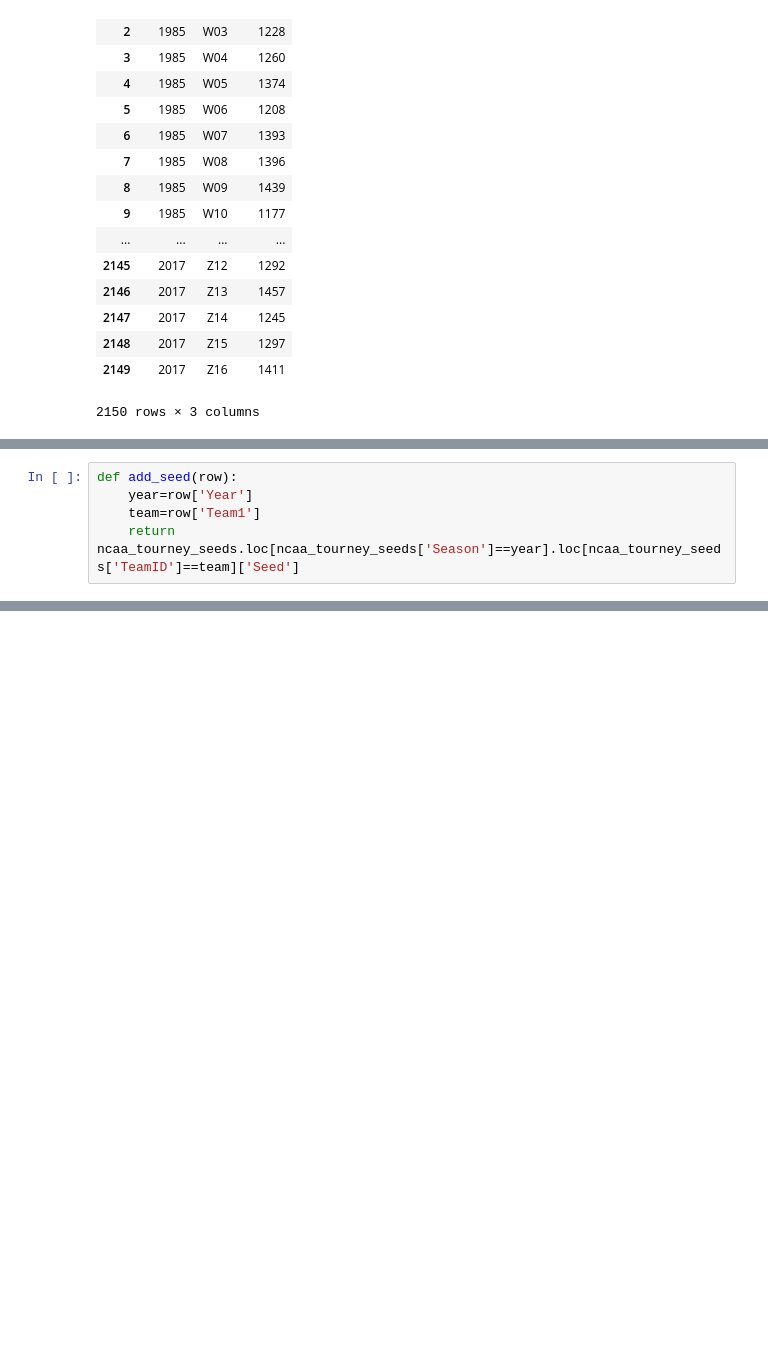
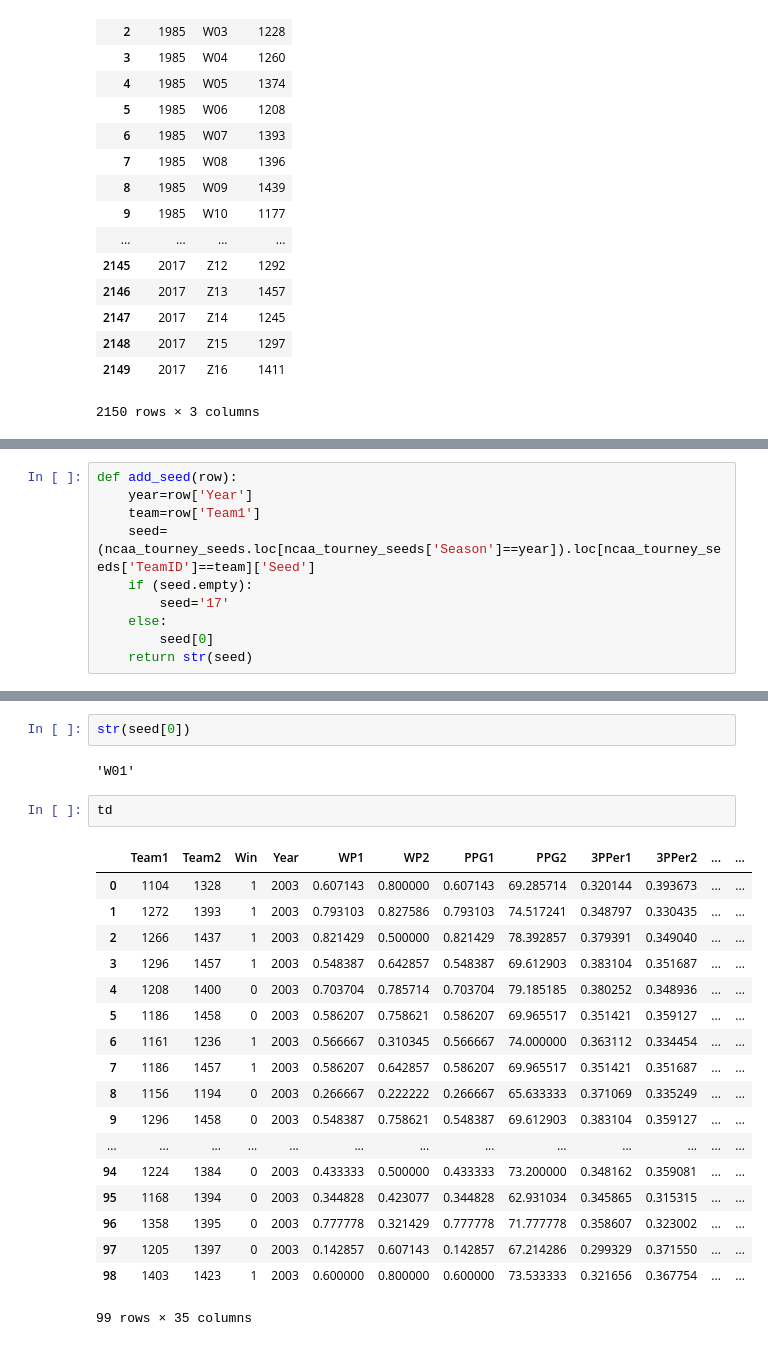
Before and after one commit to frankbreetz/Kaggle, a Jupyter notebook: Google Cloud & NCAA® ML Competition 2018-Men's/NCAA® ML Competition 2018-Men's.ipynb, the cells around one changed output, grey strips where cells are left out. Saved outputs shown, nothing was run; the diff lists cells and outputs as text; blank space fills up the shorter version.

```diff
--- a/Google Cloud & NCAA® ML Competition 2018-Men's/NCAA® ML Competition 2018-Men's.ipynb
+++ b/Google Cloud & NCAA® ML Competition 2018-Men's/NCAA® ML Competition 2018-Men's.ipynb
@@ -796,5 +811,10 @@ Name: Seed, dtype: object
 def add_seed(row):
     year=row['Year']
     team=row['Team1']
-    return ncaa_tourney_seeds.loc[ncaa_tourney_seeds['Season']==year].loc[ncaa_tourney_seeds['TeamID']==team]['Seed']
+    seed=(ncaa_tourney_seeds.loc[ncaa_tourney_seeds['Season']==year]).loc[ncaa_tourney_seeds['TeamID']==team]['Seed']
+    if (seed.empty):
+        seed='17'
+    else:
+        seed[0]
+    return str(seed)
 # %%
@@ -803,0 +830,25 @@ KeyboardInterrupt:
+# %%
+str(seed[0])
+# %% [output]
+'W01'
+# %%
+td
+# %% [output]
+|  | Team1 | Team2 | Win | Year | WP1 | WP2 | PPG1 | PPG2 | 3PPer1 | 3PPer2 | ... | ... |
+| 0 | 1104 | 1328 | 1 | 2003 | 0.607143 | 0.800000 | 0.607143 | 69.285714 | 0.320144 | 0.393673 | ... | ... |
+| 1 | 1272 | 1393 | 1 | 2003 | 0.793103 | 0.827586 | 0.793103 | 74.517241 | 0.348797 | 0.330435 | ... | ... |
+| 2 | 1266 | 1437 | 1 | 2003 | 0.821429 | 0.500000 | 0.821429 | 78.392857 | 0.379391 | 0.349040 | ... | ... |
+| 3 | 1296 | 1457 | 1 | 2003 | 0.548387 | 0.642857 | 0.548387 | 69.612903 | 0.383104 | 0.351687 | ... | ... |
+| 4 | 1208 | 1400 | 0 | 2003 | 0.703704 | 0.785714 | 0.703704 | 79.185185 | 0.380252 | 0.348936 | ... | ... |
+| 5 | 1186 | 1458 | 0 | 2003 | 0.586207 | 0.758621 | 0.586207 | 69.965517 | 0.351421 | 0.359127 | ... | ... |
+| 6 | 1161 | 1236 | 1 | 2003 | 0.566667 | 0.310345 | 0.566667 | 74.000000 | 0.363112 | 0.334454 | ... | ... |
+| 7 | 1186 | 1457 | 1 | 2003 | 0.586207 | 0.642857 | 0.586207 | 69.965517 | 0.351421 | 0.351687 | ... | ... |
+| 8 | 1156 | 1194 | 0 | 2003 | 0.266667 | 0.222222 | 0.266667 | 65.633333 | 0.371069 | 0.335249 | ... | ... |
+| 9 | 1296 | 1458 | 0 | 2003 | 0.548387 | 0.758621 | 0.548387 | 69.612903 | 0.383104 | 0.359127 | ... | ... |
+| ... | ... | ... | ... | ... | ... | ... | ... | ... | ... | ... | ... | ... |
+| 94 | 1224 | 1384 | 0 | 2003 | 0.433333 | 0.500000 | 0.433333 | 73.200000 | 0.348162 | 0.359081 | ... | ... |
+| 95 | 1168 | 1394 | 0 | 2003 | 0.344828 | 0.423077 | 0.344828 | 62.931034 | 0.345865 | 0.315315 | ... | ... |
+| 96 | 1358 | 1395 | 0 | 2003 | 0.777778 | 0.321429 | 0.777778 | 71.777778 | 0.358607 | 0.323002 | ... | ... |
+| 97 | 1205 | 1397 | 0 | 2003 | 0.142857 | 0.607143 | 0.142857 | 67.214286 | 0.299329 | 0.371550 | ... | ... |
+| 98 | 1403 | 1423 | 1 | 2003 | 0.600000 | 0.800000 | 0.600000 | 73.533333 | 0.321656 | 0.367754 | ... | ... |
+99 rows × 35 columns
```
Also changed, not shown: parts of 23 cells of this notebook, 2 other files.
